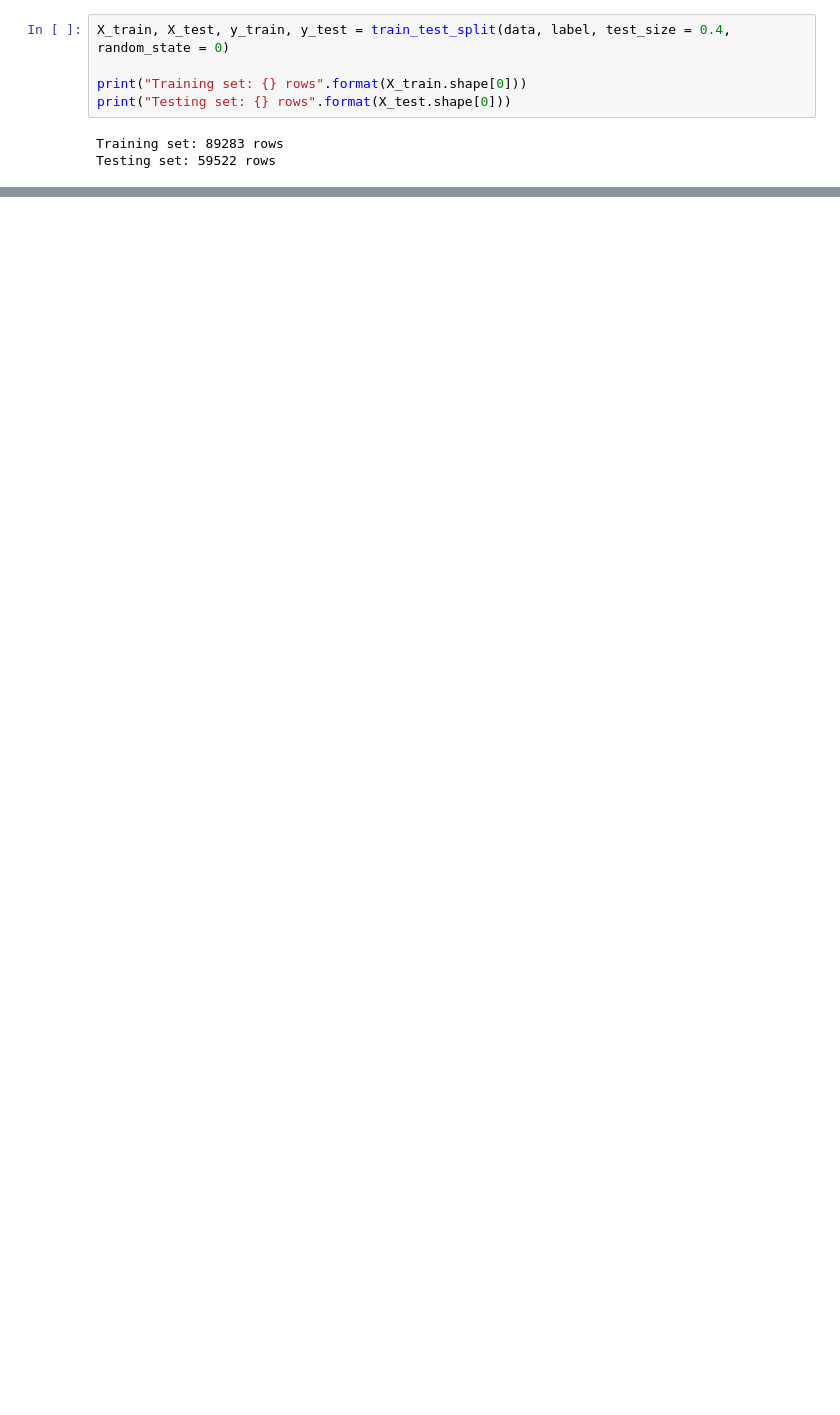
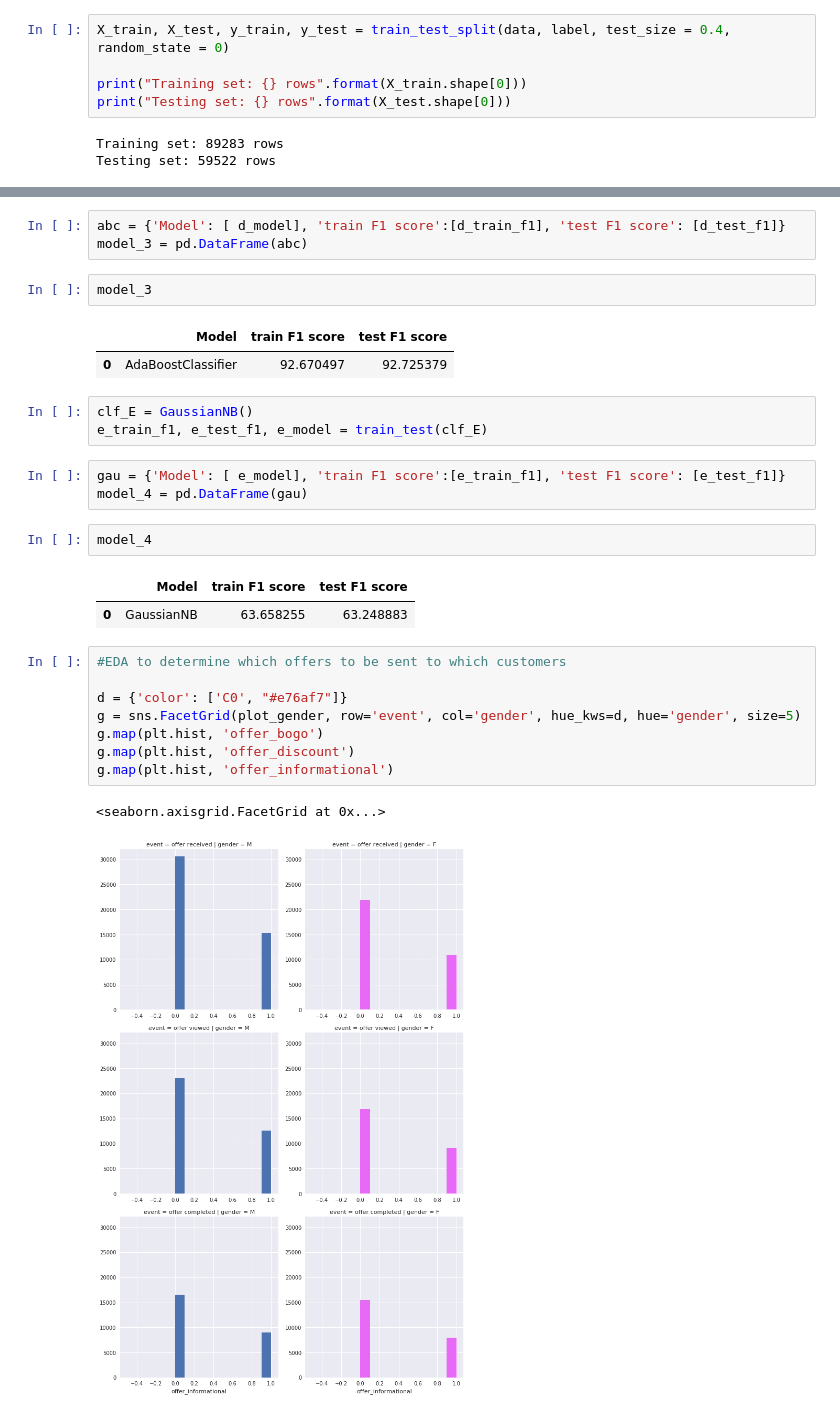
Before and after one commit to vanithabselvarajan/Starbucks-Project, a Jupyter notebook: Starbucks_Capstone_notebook.ipynb, the cells around one changed output, grey strips where cells are left out. Cells and saved outputs as stored; diff of their text form; blank space fills up the shorter version.

```diff
--- a/Starbucks_Capstone_notebook.ipynb
+++ b/Starbucks_Capstone_notebook.ipynb
@@ -754,0 +830,30 @@ ValueError: not enough values to unpack (expected 3, got 2)
+# %%
+abc = {'Model': [ d_model], 'train F1 score':[d_train_f1], 'test F1 score': [d_test_f1]}
+model_3 = pd.DataFrame(abc)
+# %%
+model_3
+# %% [output]
+|  | Model | train F1 score | test F1 score |
+| 0 | AdaBoostClassifier | 92.670497 | 92.725379 |
+# %%
+clf_E = GaussianNB()
+e_train_f1, e_test_f1, e_model = train_test(clf_E)
+# %%
+gau = {'Model': [ e_model], 'train F1 score':[e_train_f1], 'test F1 score': [e_test_f1]}
+model_4 = pd.DataFrame(gau)
+# %%
+model_4
+# %% [output]
+|  | Model | train F1 score | test F1 score |
+| 0 | GaussianNB | 63.658255 | 63.248883 |
+# %%
+#EDA to determine which offers to be sent to which customers
+
+d = {'color': ['C0', "#e76af7"]}
+g = sns.FacetGrid(plot_gender, row='event', col='gender', hue_kws=d, hue='gender', size=5)
+g.map(plt.hist, 'offer_bogo')
+g.map(plt.hist, 'offer_discount')
+g.map(plt.hist, 'offer_informational')
+# %% [output]
+<seaborn.axisgrid.FacetGrid at 0x...>
+[figure, added]
```
Also changed, not shown: parts of 23 cells of this notebook.
